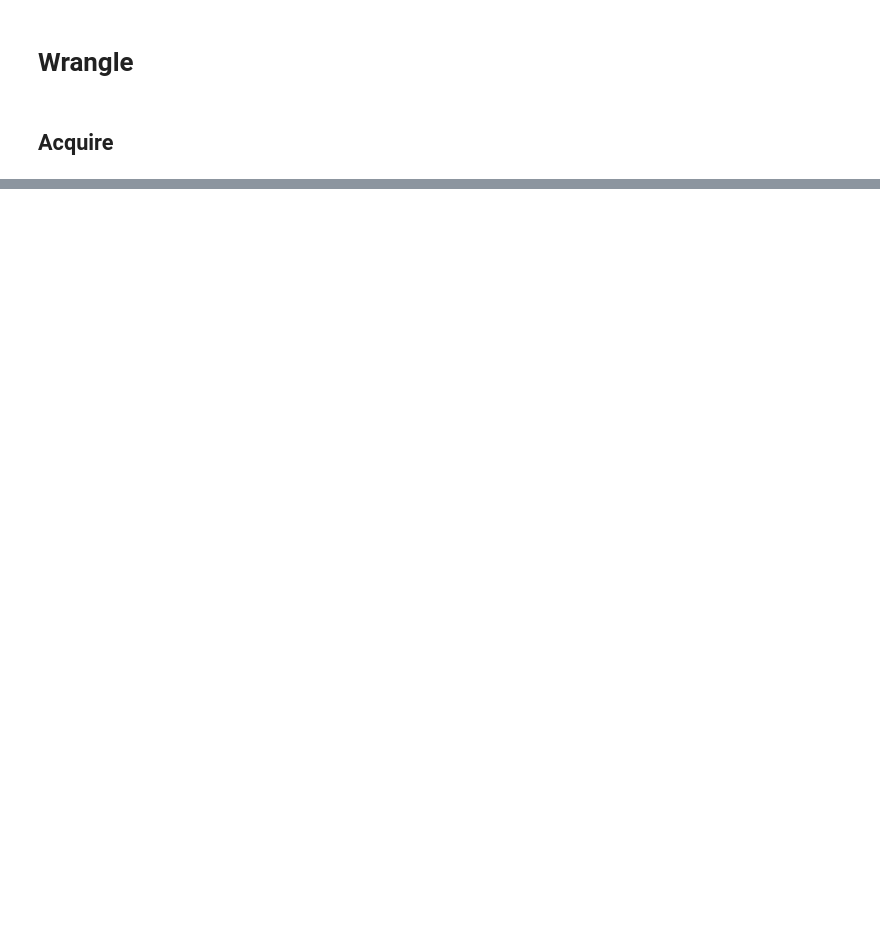
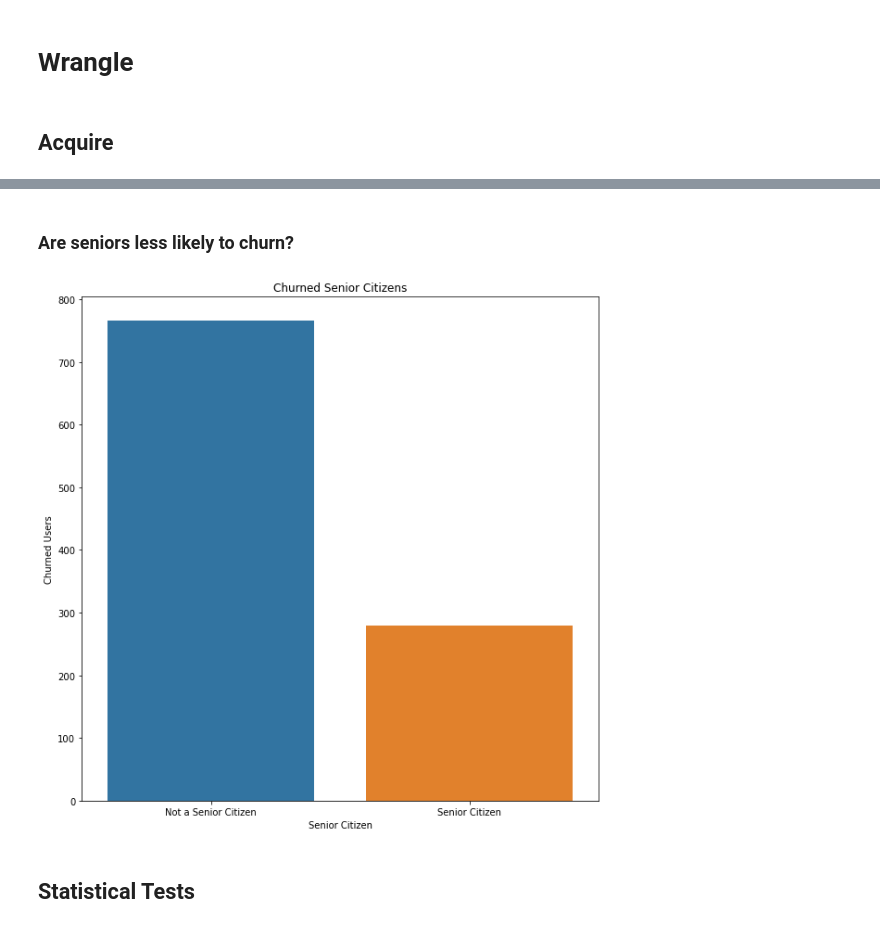
Before and after one commit to wheelerjoshua/telco_classification_project, a Jupyter notebook: telco_work_notebook.ipynb, the cells around one changed output, grey strips where cells are left out. Drawn from its saved outputs; the diff is of its cells as text; code cells hidden in the pictures; blank space fills up the shorter version.

```diff
--- a/telco_work_notebook.ipynb
+++ b/telco_work_notebook.ipynb
@@ -62,0 +106,13 @@ memory usage: 995.7+ KB
+# %% [markdown]
+### Are seniors less likely to churn?
+# %%
+plt.figure(figsize=(10,10))
+sns.barplot(data = seniors, x = 'senior_citizen', y = 'count')
+plt.title('Churned Senior Citizens')
+plt.xlabel('Senior Citizen')
+plt.ylabel('Churned Users')
+plt.xticks(ticks = [0,1], labels = ['Not a Senior Citizen','Senior Citizen']);
+# %% [output]
+[figure, added]
+# %% [markdown]
+## Statistical Tests
```
Also changed, not shown: parts of 37 cells of this notebook, 1 other file.
